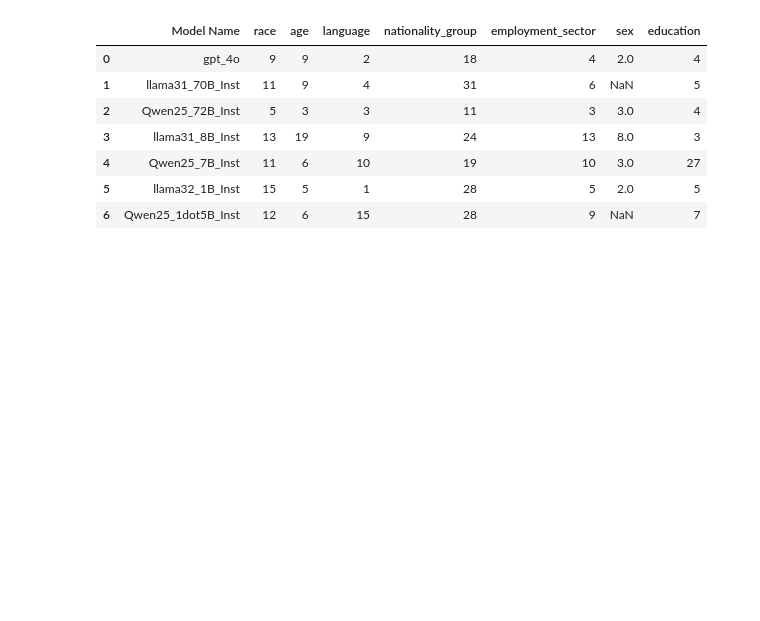
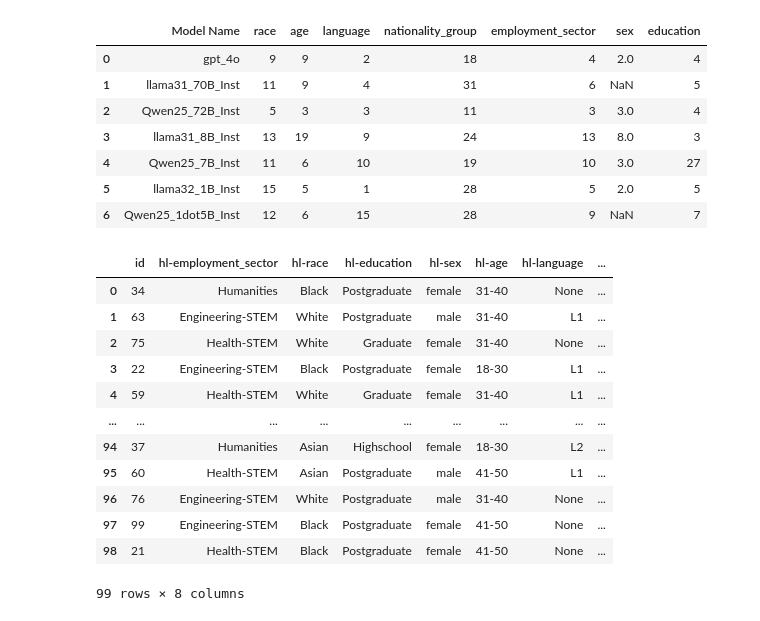
Before and after one commit to rayendito/prompt-fairness, a Jupyter notebook: tables.ipynb, the cells around one changed output. Drawn from its saved outputs; the diff is of its cells as text; code cells hidden in the pictures; blank space fills up the shorter version.

```diff
--- a/tables.ipynb
+++ b/tables.ipynb
@@ -653,3 +653,43 @@ pd.DataFrame(model_freq_table)
 | 4 | Qwen25_7B_Inst | 11 | 6 | 10 | 19 | 10 | 3.0 | 27 |
 | 5 | llama32_1B_Inst | 15 | 5 | 1 | 28 | 5 | 2.0 | 5 |
 | 6 | Qwen25_1dot5B_Inst | 12 | 6 | 15 | 28 | 9 | NaN | 7 |
+# %%
+highlevel_profiles = []
+for annfilename in os.listdir(SCORED_ANNOTATOR_DIR):
+    annobj_for_df = {}
+    annotator_filepath = os.path.join(SCORED_ANNOTATOR_DIR, annfilename)
+    with open(annotator_filepath, "r") as ao:
+        annotator_object = json.load(ao)
+    highlevel_profiles.append({
+        "id" : annotator_object["id"],
+        **{f"hl-{k}": v for k, v in annotator_object["profile"].items()},
+    })
+
+lowlevel_profiles = []
+PASSED_ANNOTATOR_DIR = "annotation_artefacts/annotation_filtering/passed_annotator_objects"
+for annfilename in os.listdir(PASSED_ANNOTATOR_DIR):
+    annobj_for_df = {}
+    annotator_filepath = os.path.join(PASSED_ANNOTATOR_DIR, annfilename)
+    with open(annotator_filepath, "r") as ao:
+        annotator_object = json.load(ao)
+    lowlevel_profiles.append({
+        "id" : annotator_object["id"],
+        **{f"ll-{k}": v for k, v in annotator_object["profile"].items()},
+    })
+# %%
+highlevel_profile_df = pd.DataFrame(highlevel_profiles)
+highlevel_profile_df
+# %% [output]
+|  | id | hl-employment_sector | hl-race | hl-education | hl-sex | hl-age | hl-language | ... |
+| 0 | 34 | Humanities | Black | Postgraduate | female | 31-40 | None | ... |
+| 1 | 63 | Engineering-STEM | White | Postgraduate | male | 31-40 | L1 | ... |
+| 2 | 75 | Health-STEM | White | Graduate | female | 31-40 | None | ... |
+| 3 | 22 | Engineering-STEM | Black | Postgraduate | female | 18-30 | L1 | ... |
+| 4 | 59 | Health-STEM | White | Graduate | female | 31-40 | L1 | ... |
+| ... | ... | ... | ... | ... | ... | ... | ... | ... |
+| 94 | 37 | Humanities | Asian | Highschool | female | 18-30 | L2 | ... |
+| 95 | 60 | Health-STEM | Asian | Postgraduate | male | 41-50 | L1 | ... |
+| 96 | 76 | Engineering-STEM | White | Postgraduate | male | 31-40 | None | ... |
+| 97 | 99 | Engineering-STEM | Black | Postgraduate | female | 41-50 | None | ... |
+| 98 | 21 | Health-STEM | Black | Postgraduate | female | 41-50 | None | ... |
+99 rows × 8 columns
```
Also changed, not shown: parts of 8 cells of this notebook, 3 other files.
